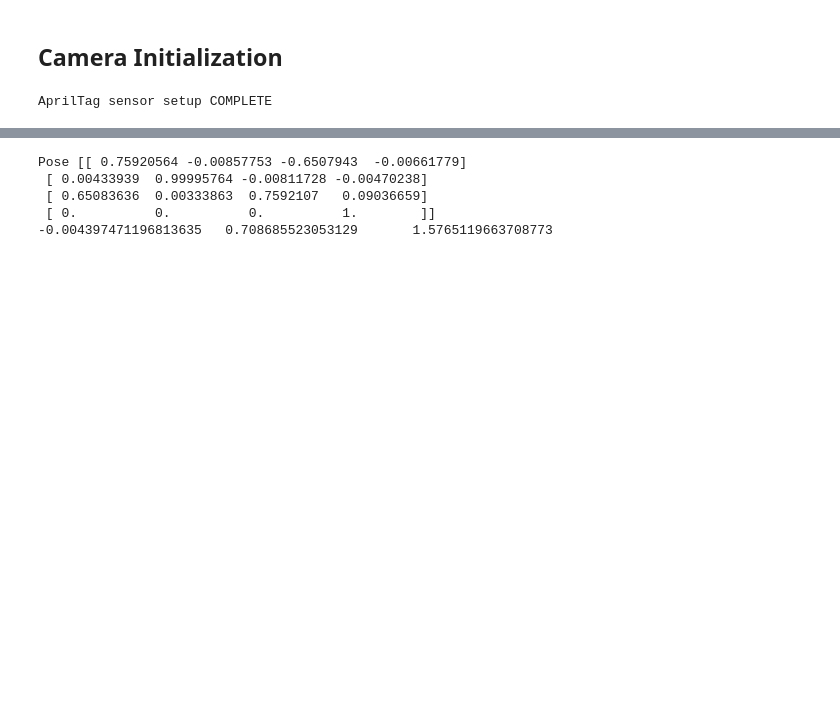
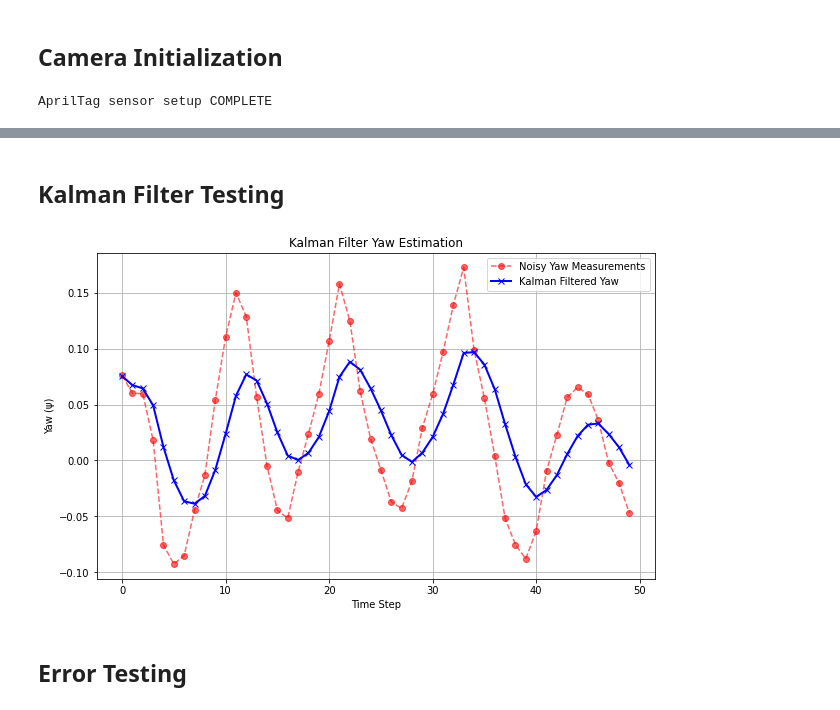
Before and after one commit to andrew-quintana/DeliveryRobot, a Jupyter notebook: deliveryrobot/robot/psi_investigation.ipynb, the cells around one changed output, grey strips where cells are left out. Cells and saved outputs as stored; diff of their text form; code cells hidden in the pictures; blank space fills up the shorter version.

```diff
--- a/deliveryrobot/robot/psi_investigation.ipynb
+++ b/deliveryrobot/robot/psi_investigation.ipynb
@@ -26,0 +28,11 @@ AprilTag sensor setup COMPLETE
+# %%
+n = 0
+yaw_meas = []
+while n < 50:
+    april_img = robot.take_picture(image_dir + "/testing/apriltagsensor_test/")
+    measurements={}
+    sensor.detect(april_img, measurements)
+    yaw_meas.append(measurements["1"][2])
+    #print(f"{measurements['1'][0]}\t{measurements['1'][1]}\t{measurements['1'][2]}")
+
+    n+=1
@@ -27 +54,24 @@ AprilTag sensor setup COMPLETE
+# %% [markdown]
+## Kalman Filter Testing
+# %%
+# Initialize the Kalman filter with tunable process and measurement variances
+kf = KalmanFilter(process_var=0.001, measurement_var=0.01)
+
+# Apply the Kalman filter to the noisy measurements
+filtered_yaw = [kf.update(measurement) for measurement in yaw_meas]
+
+# Plot the noisy measurements and Kalman-filtered yaw
+plt.figure(figsize=(10, 6))
+plt.plot(yaw_meas, label='Noisy Yaw Measurements', linestyle='--', marker='o', color='red', alpha=0.6)
+plt.plot(filtered_yaw, label='Kalman Filtered Yaw', linestyle='-', marker='x', color='blue', linewidth=2)
+plt.title('Kalman Filter Yaw Estimation')
+plt.xlabel('Time Step')
+plt.ylabel('Yaw (ψ)')
+plt.legend()
+plt.grid(True)
+plt.show()
+# %% [output]
+[figure, added]
+# %% [markdown]
+## Error Testing
 # %%
@@ -32,16 +86,0 @@ meas2 = []
-# %%
-count = 0
-
-april_img = robot.take_picture(image_dir + "/testing/apriltagsensor_test/")
-measurements={}
-sensor.detect(april_img, measurements)
-print(f"{measurements['1'][0]}\t{measurements['1'][1]}\t{measurements['1'][2]}")
-meas0.append(measurements['1'][0])
-meas1.append(measurements['1'][1])
-meas2.append(measurements['1'][2])
-# %% [output]
-Pose [[ 0.75920564 -0.00857753 -0.6507943  -0.00661779]
- [ 0.00433939  0.99995764 -0.00811728 -0.00470238]
- [ 0.65083636  0.00333863  0.7592107   0.09036659]
- [ 0.          0.          0.          1.        ]]
--0.004397471196813635   0.708685523053129       1.5765119663708773
```
Also changed, not shown: parts of 12 cells of this notebook, 11 other files.
